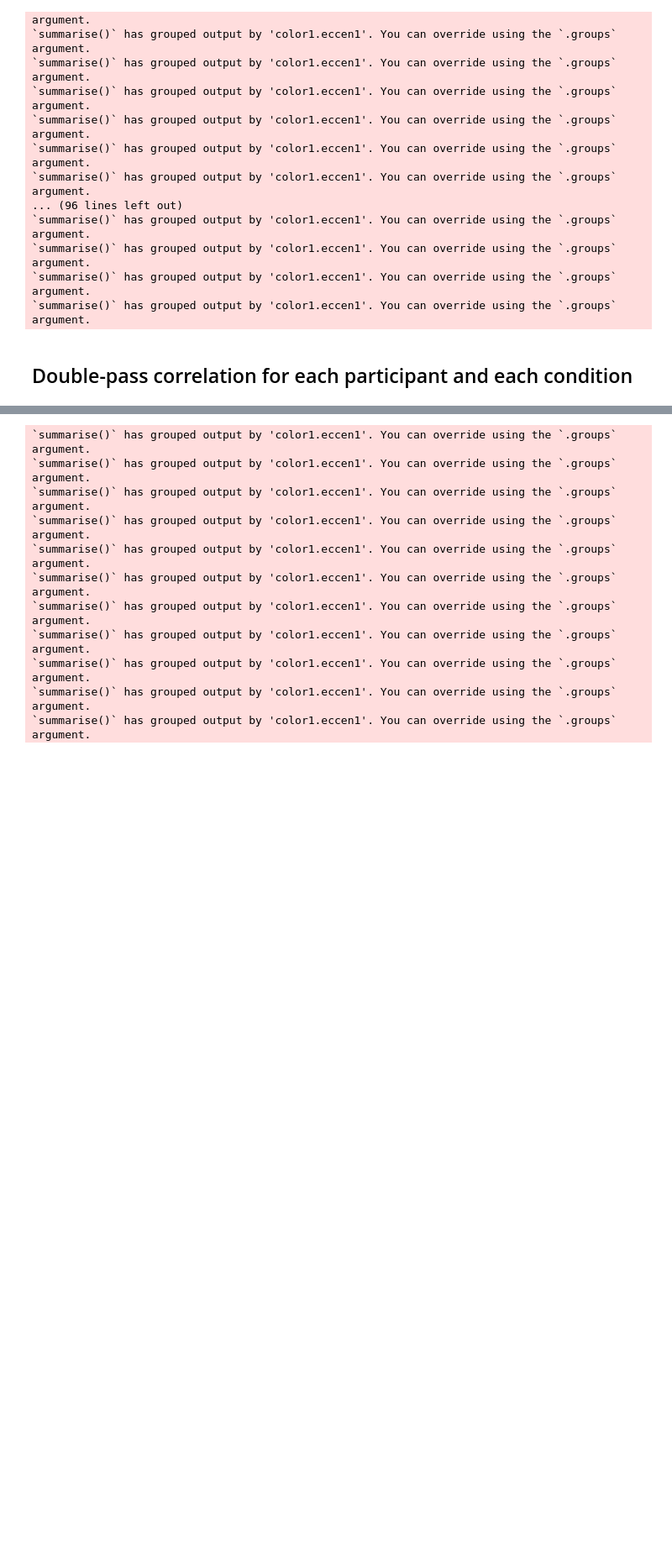
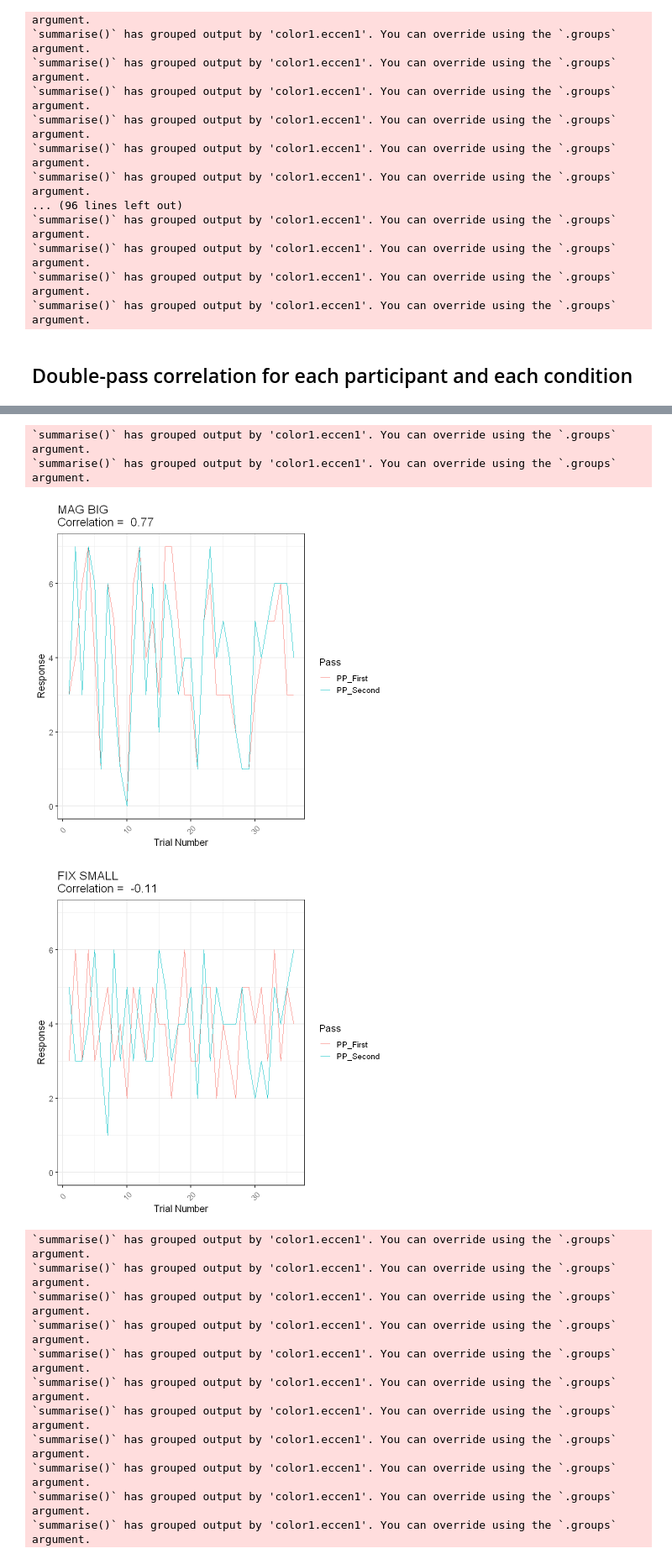
Before and after one commit to ArielZJ/Precision-Phenomenology-Data-Analysis, a Jupyter notebook: Fovea vs. Periphery Color Similarity Pilot Analysis - 2stim Analysis.ipynb, the cells around one changed output, grey strips where cells are left out. Shown: that part at 84% size. Saved outputs shown, nothing was run; the diff lists cells and outputs as text; code cells hidden in the pictures; blank space fills up the shorter version.

```diff
--- a/Fovea vs. Periphery Color Similarity Pilot Analysis - 2stim Analysis.ipynb
+++ b/Fovea vs. Periphery Color Similarity Pilot Analysis - 2stim Analysis.ipynb
@@ -2968,3 +2990,51 @@ double.pass.score(double.pass.reformat(test))[[1]]
+# %%
+# double pass plot
+plot.exemplar.double.pass <- function(exemplar.data,ecc='PP'){
+    size <- exemplar.data$stimulus_size[1]
+    scale <- exemplar.data$peripheral_scale[1]
+    data <- dissimdata.subject(exemplar.data)
+    data.list <- double.pass.reformat(color.eccen.mat(data,symmeterise=FALSE,sym.CP=FALSE,output='matrix'))
+
+    CC <- data.list[[1]]
+    PP <- data.list[[4]]
+
+    CC.upper <- CC[upper.tri(CC,diag=FALSE)]
+    CC.lower <- t(CC)[upper.tri((CC),diag=FALSE)]
+    PP.upper <- PP[upper.tri(PP,diag=FALSE)]
+    PP.lower <- t(PP)[upper.tri((PP),diag=FALSE)]
+
+    trial.number <- 1:length(PP.lower)
+
+    if(ecc=='CC'){
+        plot.df <- data.frame(trial.number,CC.upper,CC.lower)
+        colnames(plot.df) <- c('Trial_Number', 'CC_First', 'CC_Second')
+        correlation <- cor(CC.upper,CC.lower)
+    } else {
+        plot.df <- data.frame(trial.number,PP.upper,PP.lower)
+        colnames(plot.df) <- c('Trial_Number', 'PP_First', 'PP_Second')
+        correlation <- cor(PP.upper,PP.lower)
+    }
+    #plot.df <- data.frame(trial.number,CC.upper,CC.lower,PP.upper,PP.lower)
+    #colnames(plot.df) <- c('Trial_Number', 'CC_First', 'CC_Second', 'PP_First', 'PP_Second')
+
+    plot.df.long <- plot.df %>% gather("Pass","Response",2:3)
+
+    condition <- if(size==1){'MAG BIG'}else{'FIX SMALL'}
+
+    plot <- ggplot(plot.df.long, aes(x=Trial_Number,y=Response,color=Pass)) +
+                    geom_line() + ggtitle(paste(condition,'\nCorrelation = ',round(correlation,2))) +
+                    theme_bw(base_size = 14) + ylim(0,7) + xlab("Trial Number") +
+                    theme(axis.text.x = element_text(angle=45, vjust = 0.5))
+    ggsave(paste('exemplar_double_pass',ecc,size,scale,'.png',sep='_'),plot,height=2.5,width=4)
+    return(plot)
+}
+plot.exemplar.double.pass(exemplar.mag.big)
+plot.exemplar.double.pass(exemplar.fix.small)
+# %% [output]
+`summarise()` has grouped output by 'color1.eccen1'. You can override using the `.groups` argument.
+`summarise()` has grouped output by 'color1.eccen1'. You can override using the `.groups` argument.
+[figure, added]
+[figure, added]
 # %%
 double.pass.all <- function(datadf){
     size <- sort(unique(datadf$stimulus_size))
```
Also changed, not shown: parts of 6 cells of this notebook, 3 other files.
